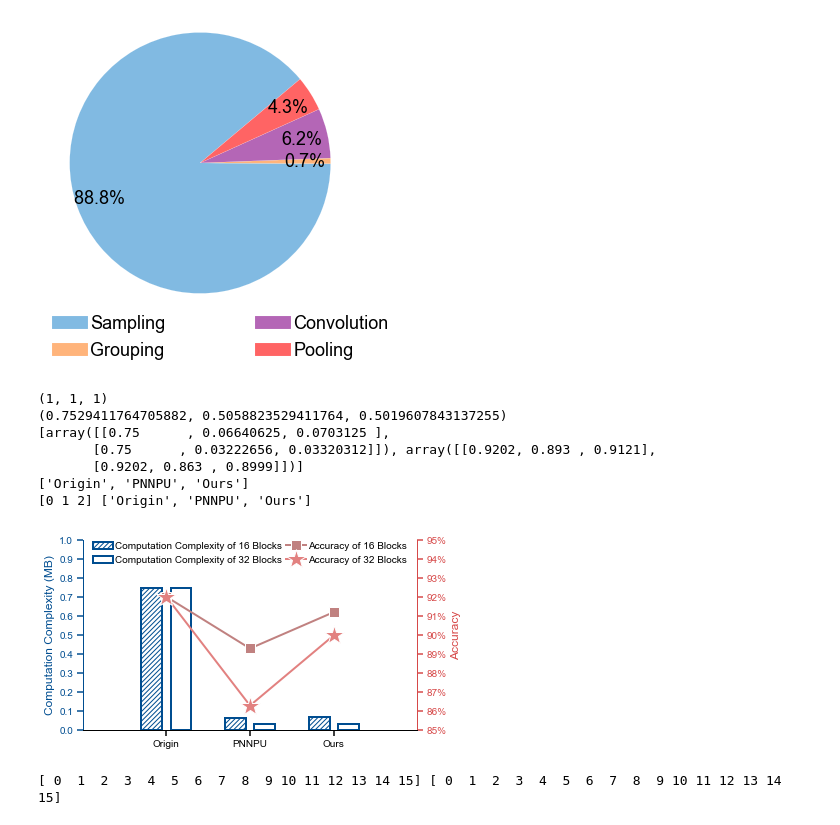
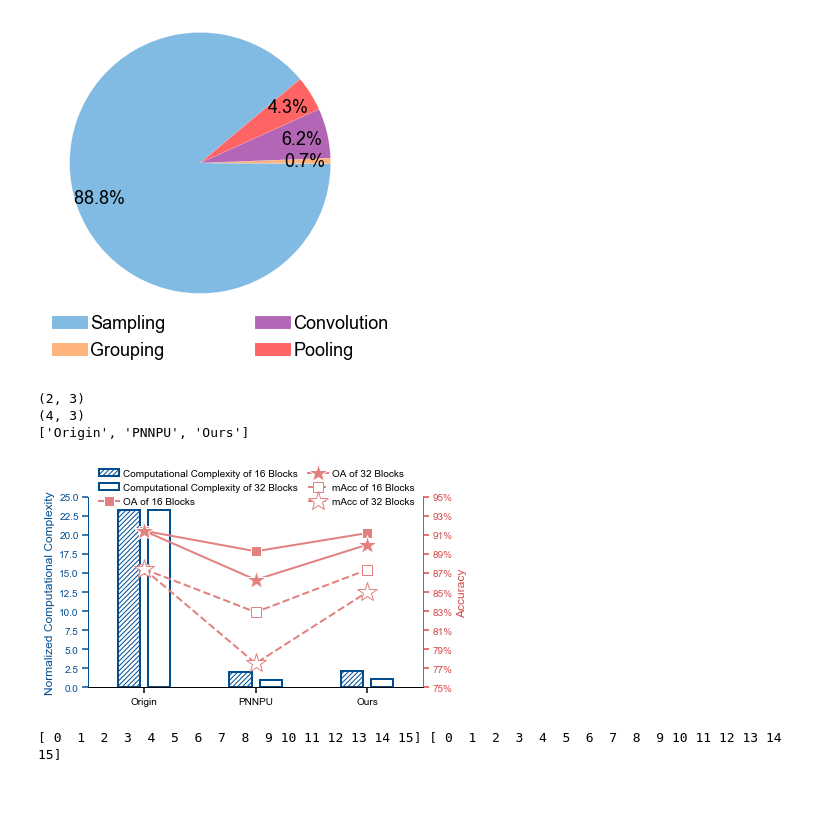
Before and after one commit to changchun-zhou/sagitta_fig, a Jupyter notebook: Nebula/scripts/Nebula.ipynb, the cells around one changed output. Cells and saved outputs as stored; diff of their text form; code cells hidden in the pictures; blank space fills up the shorter version.

```diff
--- a/Nebula/scripts/Nebula.ipynb
+++ b/Nebula/scripts/Nebula.ipynb
@@ -90,70 +90,71 @@ from cls_plt_fig import cls_plt_fig
 
 fig_name ='../generate/FPS_Comparison.svg'
 Work = ['Origin','PNNPU','Ours']
-CM = [[1024**2*3/4, (1+16)*64**2, (2+16)*64**2],
-      [1024**2*3/4, (1+32)*32**2, (2+32)*32**2]
-      ]
-Acc = [[92.02, 89.30, 91.21],
-      [92.02, 86.30, 89.99]
+CM = np.array([[(1024**2)*3/4, (1+16)*(64**2), (2+16)*(64**2)],
+      [(1024**2)*3/4, (1+32)*(32**2), (2+32)*(32**2)]
+      ]) / ((1+32)*(32**2))
+Acc = [[91.45, 89.30, 91.21],
+      [91.45, 86.30, 89.99],
+      [87.43, 82.9, 87.36],
+       [87.43, 77.51, 85.02]
       ]
 
 x_value = np.arange(len(Work))
 
 figsize=(6, 3.5)
 
-bar_width = 0.25
+bar_width = 0.2
 xticks = Work
-legend_loc = (0.02, 0.85)
+legend_loc = (0.02, 0.93)
 
-y_value = [np.array(CM)/(1024**2), np.array(Acc)/100]
-y_label = ["Computation Complexity (MB)", "Accuracy"]
-y_fig_type = [['bar','bar'], ['plot','plot']]
-y_legend = [['Computation Complexity of 16 Blocks', 'Computation Complexity of 32 Blocks'], ['Accuracy of 16 Blocks', 'Accuracy of 32 Blocks']]
+y_value = [np.array(CM), np.array(Acc)/100]
+y_label = ["Normalized Computational Complexity", "Accuracy"]
+y_fig_type = [['bar','bar'], ['plot','plot', 'plot', 'plot']]
+y_legend = [['Computational Complexity of 16 Blocks', 'Computational Complexity of 32 Blocks'], ['OA of 16 Blocks', 'OA of 32 Blocks', 'mAcc of 16 Blocks', 'mAcc of 32 Blocks']]
 legend_ncol = 2
-y_color=[[(1,1,1),(1,1,1)], [(192/255, 129/255, 128/255), (226/255, 129/255, 128/255)]]
+y_color=[[(1,1,1),(1,1,1)], [(226/255, 129/255, 128/255), (226/255, 129/255, 128/255), (226/255, 129/255, 128/255), (226/255, 129/255, 128/255)]]
 len_yticks = [10, 10]
-y_yticks_max = [1, 0.95]
-y_yticks_min = [0, 0.85]
-print(y_color[0][0])
-print(y_color[1][0])
-print(y_value)
+y_yticks_max = [25, 0.95]
+y_yticks_min = [0, 0.75]
+print(np.shape(y_value[0]))
+print(np.shape(y_value[1]))
 print(xticks)
 cls_plt_fig('').func_plt_fig(
     fig_name=fig_name,
     x_value=x_value,
     y_label = y_label,
     y_value = y_value,
     y_fig_type = y_fig_type,
     y_legend = y_legend,
     y_color = y_color,
     y_axis_color = [(0/255, 77/255, 144/255), (214/255, 73/255, 73/255)],
     y_yticks_max=y_yticks_max,
     y_yticks_min=y_yticks_min,
     y_edgecolor = [[(0/255, 77/255, 144/255), (0/255, 77/255, 144/255)],[]],
-    y_hatch = [['/////', None],[None, None]],
-    y_linestyle=[['-' for i in range(np.shape(y_value)[1])] for j in range(np.shape(y_value)[0])],
-    y_marker = [[],['s','*']],
+    y_hatch = [['/////', None],[None, None, None, None]],
+    y_linestyle=[['solid' for i in range(4)],['solid', 'solid', 'dashed', 'dashed']],
+    y_marker = [[],['s','*', 's','*']],
+    y_markerfacecolor= [[], [(226/255, 129/255, 128/255), (226/255, 129/255, 128/255), 'white', 'white']],
+    y_markeredgecolor = [[], ['white', 'white', (226/255, 129/255, 128/255), (226/255, 129/255, 128/255)]],
     len_yticks=len_yticks,
     xticks= xticks,
     legend_loc =legend_loc,
-    figsize=figsize, #[0, 0, 1, 1],
+    legend_columnspacing = 1,
+    handletextpad = 0.4,
+    figsize = figsize, #[0, 0, 1, 1],
     font_size = 10,
     plt_text = False,
     legend_ncol=legend_ncol,
     PercentFormatter = [False, True],
     bar_width = bar_width,
     linewidth= 2,
-    bar_gap_width = 0.1
+    bar_gap_width = 0.07
 )
 # %% [output]
-(1, 1, 1)
-(0.7529411764705882, 0.5058823529411764, 0.5019607843137255)
-[array([[0.75      , 0.06640625, 0.0703125 ],
-       [0.75      , 0.03222656, 0.03320312]]), array([[0.9202, 0.893 , 0.9121],
-       [0.9202, 0.863 , 0.8999]])]
+(2, 3)
+(4, 3)
 ['Origin', 'PNNPU', 'Ours']
-[0 1 2] ['Origin', 'PNNPU', 'Ours']
-[figure, old version]
+[figure, new version]
 # %%
 # FPS_Distribution
 
```
Also changed, not shown: parts of 9 cells of this notebook.
